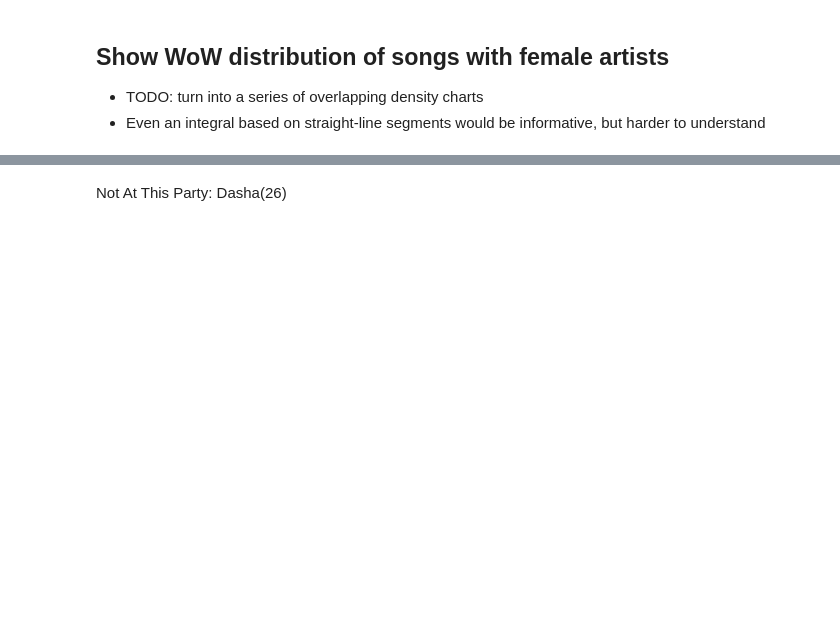
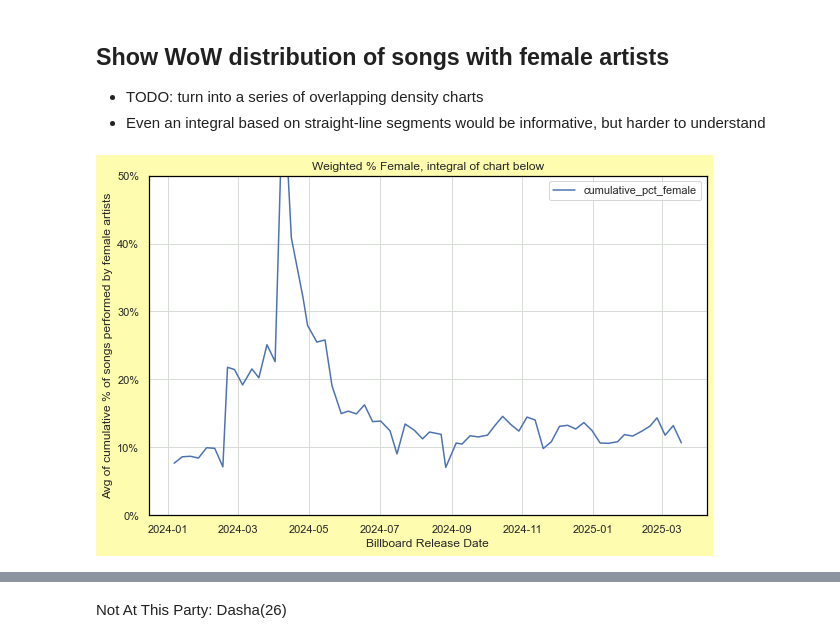
Before and after one commit to jwmanahan/billboard, a Jupyter notebook: add_new_week.ipynb, the cells around one changed output, grey strips where cells are left out. Cells and saved outputs as stored; diff of their text form; code cells hidden in the pictures; blank space fills up the shorter version.

```diff
--- a/add_new_week.ipynb
+++ b/add_new_week.ipynb
@@ -681,4 +681,16 @@ with duckdb.connect('raw_db.duckdb') as conn:
             data = cumulative_pct_female.fetchall()
             , columns = cumulative_pct_female.columns
         )
+# %%
+sns.lineplot(
+    data = df_cumulative_pct_female.groupby(['billboard_observation_date']).mean()[[
+        'cumulative_pct_female'
+    ]]
+).set(ylim = [0, 0.50])
+plt.title('Weighted % Female, integral of chart below')
+plt.xlabel('Billboard Release Date')
+plt.ylabel('Avg of cumulative % of songs performed by female artists')
+plt.gca().yaxis.set_major_formatter(mtick.PercentFormatter(xmax = 1))
+# %% [output]
+[figure, added]
 # %%
```
Also changed, not shown: parts of 20 cells of this notebook, 3 other files.
